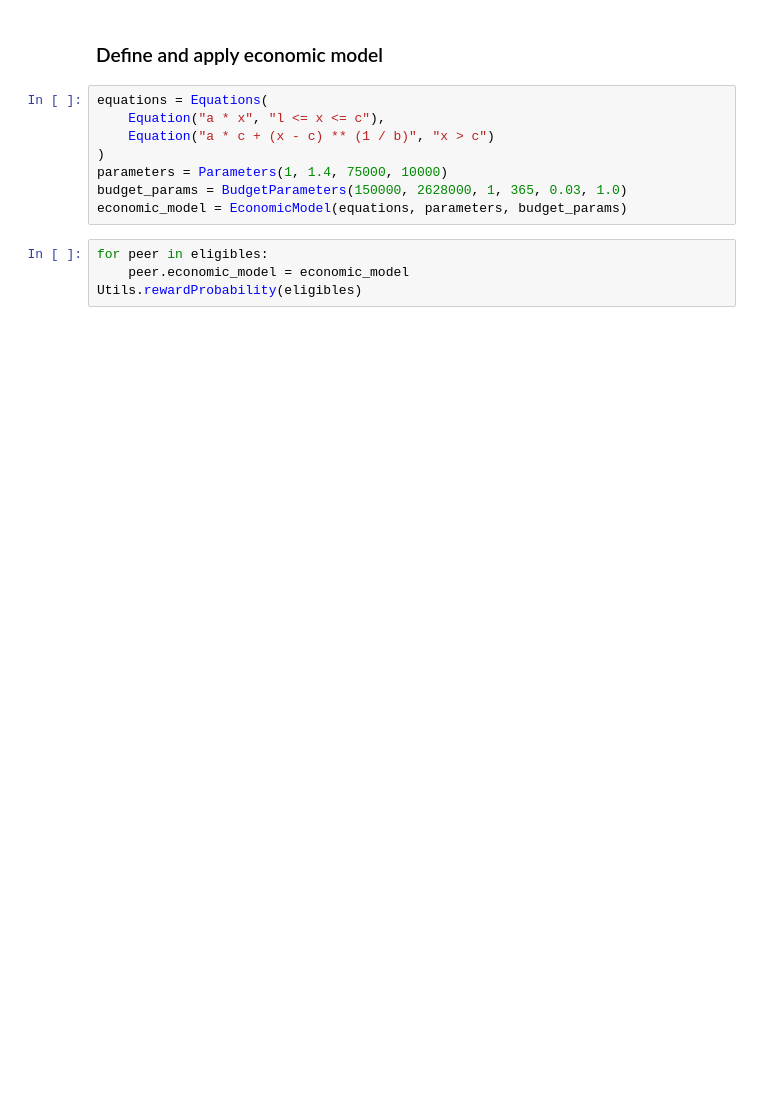
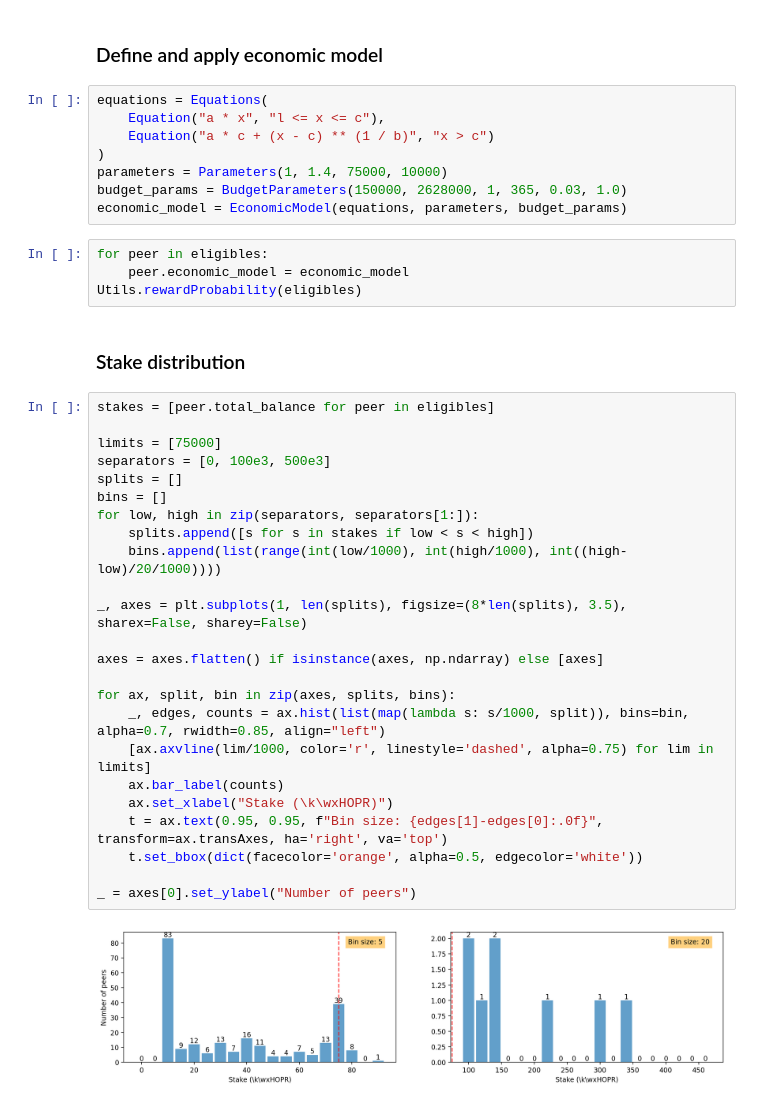
Before and after one commit to hoprnet/simulations, a Jupyter notebook: apr_simulations/scheme.ipynb, the cells around one changed output. Saved outputs shown, nothing was run; the diff lists cells and outputs as text; blank space fills up the shorter version.

Commit message:
histogram

```diff
--- a/apr_simulations/scheme.ipynb
+++ b/apr_simulations/scheme.ipynb
@@ -82,3 +87,31 @@ economic_model = EconomicModel(equations, parameters, budget_params)
 for peer in eligibles:
     peer.economic_model = economic_model
 Utils.rewardProbability(eligibles)
+# %% [markdown]
+### Stake distribution
+# %%
+stakes = [peer.total_balance for peer in eligibles]
+
+limits = [75000]
+separators = [0, 100e3, 500e3]
+splits = []
+bins = []
+for low, high in zip(separators, separators[1:]):
+    splits.append([s for s in stakes if low < s < high])
+    bins.append(list(range(int(low/1000), int(high/1000), int((high-low)/20/1000))))
+
+_, axes = plt.subplots(1, len(splits), figsize=(8*len(splits), 3.5), sharex=False, sharey=False)
+
+axes = axes.flatten() if isinstance(axes, np.ndarray) else [axes]
+
+for ax, split, bin in zip(axes, splits, bins):
+    _, edges, counts = ax.hist(list(map(lambda s: s/1000, split)), bins=bin, alpha=0.7, rwidth=0.85, align="left")
+    [ax.axvline(lim/1000, color='r', linestyle='dashed', alpha=0.75) for lim in limits]
+    ax.bar_label(counts)
+    ax.set_xlabel("Stake (\k\wxHOPR)")
+    t = ax.text(0.95, 0.95, f"Bin size: {edges[1]-edges[0]:.0f}", transform=ax.transAxes, ha='right', va='top')
+    t.set_bbox(dict(facecolor='orange', alpha=0.5, edgecolor='white'))
+
+_ = axes[0].set_ylabel("Number of peers")
+# %% [output]
+[figure, added]
```
Also changed, not shown: parts of 3 cells of this notebook.
